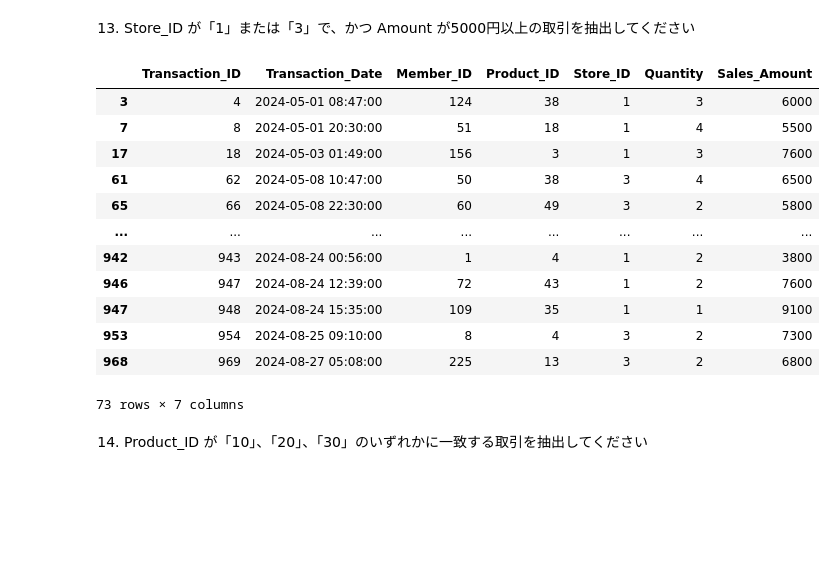
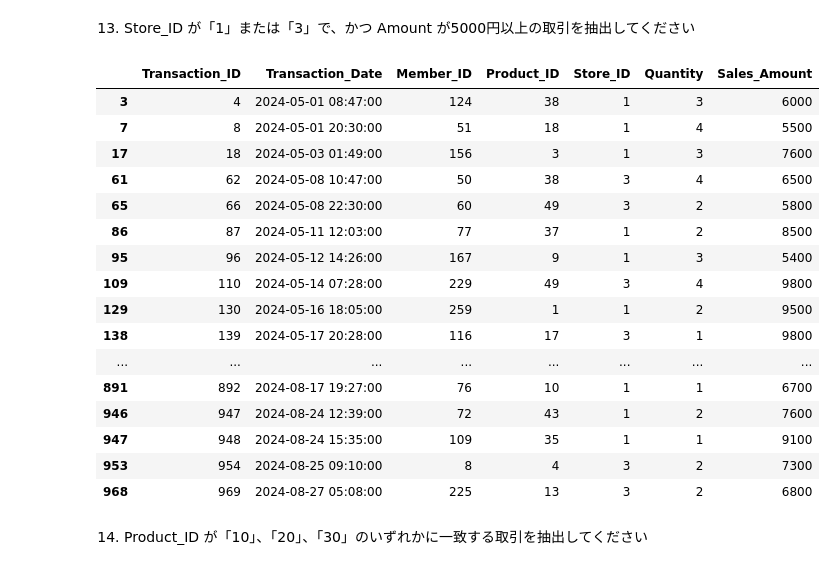
Before and after one commit to ken-hori-2/Kaggle_ws, a Jupyter notebook: 2025_Done/20250215_Done/Udemy_100本ノック_問題.ipynb, the cells around one changed output. Saved outputs shown, nothing was run; the diff lists cells and outputs as text; code cells hidden in the pictures; blank space fills up the shorter version.

```diff
--- a/2025_Done/20250215_Done/Udemy_100本ノック_問題.ipynb
+++ b/2025_Done/20250215_Done/Udemy_100本ノック_問題.ipynb
@@ -280,21 +309,30 @@ sales_df_llm_work[sales_df_llm_work['Transaction_Date'] >= '2024-08-01'] # >=以
 13. Store_ID が「1」または「3」で、かつ Amount が5000円以上の取引を抽出してください
 # %%
 # sales_df_my_work['Store_ID'].nunique()
-sales_df_my_work[(sales_df_my_work['Store_ID'] == 1) | (sales_df_my_work['Store_ID'] == 3) & (sales_df_my_work['Sales_Amount'] >= 5000)]
+# sales_df_my_work[(sales_df_my_work['Store_ID'] == 1) | (sales_df_my_work['Store_ID'] == 3) & (sales_df_my_work['Sales_Amount'] >= 5000)]
+
+# 上記のやり方だと、1or3の条件が先に評価されてしまうので、括弧で囲む必要がある。(動きを見ると、&は3にしかかかっていない)
+# sales_df_my_work[((sales_df_my_work['Store_ID'] == 1) | (sales_df_my_work['Store_ID'] == 3)) & (sales_df_my_work['Sales_Amount'] >= 5000)]
+# また、queryを使うと、括弧を使わなくても、条件を指定できる。
+sales_df_my_work.query("(Store_ID == 1 or Store_ID == 3) and Sales_Amount >= 5000")
 # %% [output]
 |  | Transaction_ID | Transaction_Date | Member_ID | Product_ID | Store_ID | Quantity | Sales_Amount |
 | 3 | 4 | 2024-05-01 08:47:00 | 124 | 38 | 1 | 3 | 6000 |
 | 7 | 8 | 2024-05-01 20:30:00 | 51 | 18 | 1 | 4 | 5500 |
 | 17 | 18 | 2024-05-03 01:49:00 | 156 | 3 | 1 | 3 | 7600 |
 | 61 | 62 | 2024-05-08 10:47:00 | 50 | 38 | 3 | 4 | 6500 |
 | 65 | 66 | 2024-05-08 22:30:00 | 60 | 49 | 3 | 2 | 5800 |
+| 86 | 87 | 2024-05-11 12:03:00 | 77 | 37 | 1 | 2 | 8500 |
+| 95 | 96 | 2024-05-12 14:26:00 | 167 | 9 | 1 | 3 | 5400 |
+| 109 | 110 | 2024-05-14 07:28:00 | 229 | 49 | 3 | 4 | 9800 |
+| 129 | 130 | 2024-05-16 18:05:00 | 259 | 1 | 1 | 2 | 9500 |
+| 138 | 139 | 2024-05-17 20:28:00 | 116 | 17 | 3 | 1 | 9800 |
 | ... | ... | ... | ... | ... | ... | ... | ... |
-| 942 | 943 | 2024-08-24 00:56:00 | 1 | 4 | 1 | 2 | 3800 |
+| 891 | 892 | 2024-08-17 19:27:00 | 76 | 10 | 1 | 1 | 6700 |
 | 946 | 947 | 2024-08-24 12:39:00 | 72 | 43 | 1 | 2 | 7600 |
 | 947 | 948 | 2024-08-24 15:35:00 | 109 | 35 | 1 | 1 | 9100 |
 | 953 | 954 | 2024-08-25 09:10:00 | 8 | 4 | 3 | 2 | 7300 |
 | 968 | 969 | 2024-08-27 05:08:00 | 225 | 13 | 3 | 2 | 6800 |
-73 rows × 7 columns
 # %% [markdown]
 14. Product_ID が「10」、「20」、「30」のいずれかに一致する取引を抽出してください
 # %%
```
Also changed, not shown: parts of 42 cells of this notebook.
